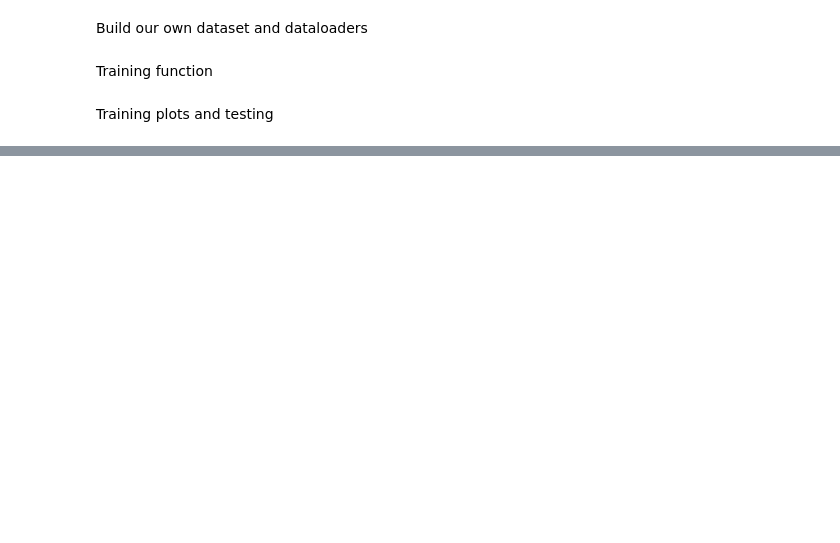
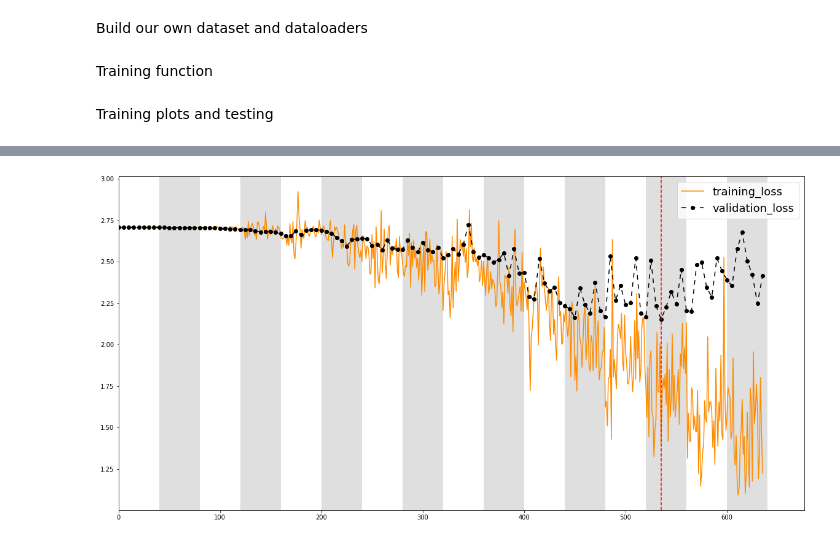
Before and after one commit to ClaudiaD97/CV_project, a Jupyter notebook: complete_code.ipynb, the cells around one changed output, grey strips where cells are left out. Saved outputs shown, nothing was run; the diff lists cells and outputs as text; code cells hidden in the pictures; blank space fills up the shorter version.

```diff
--- a/complete_code.ipynb
+++ b/complete_code.ipynb
@@ -189,0 +350,4 @@ Training plots and testing
+# %%
+plot_results(train_loss, valid_loss, 'darkorange', False)
+# %% [output]
+[figure, added]
```
Also changed, not shown: parts of 33 cells of this notebook.
